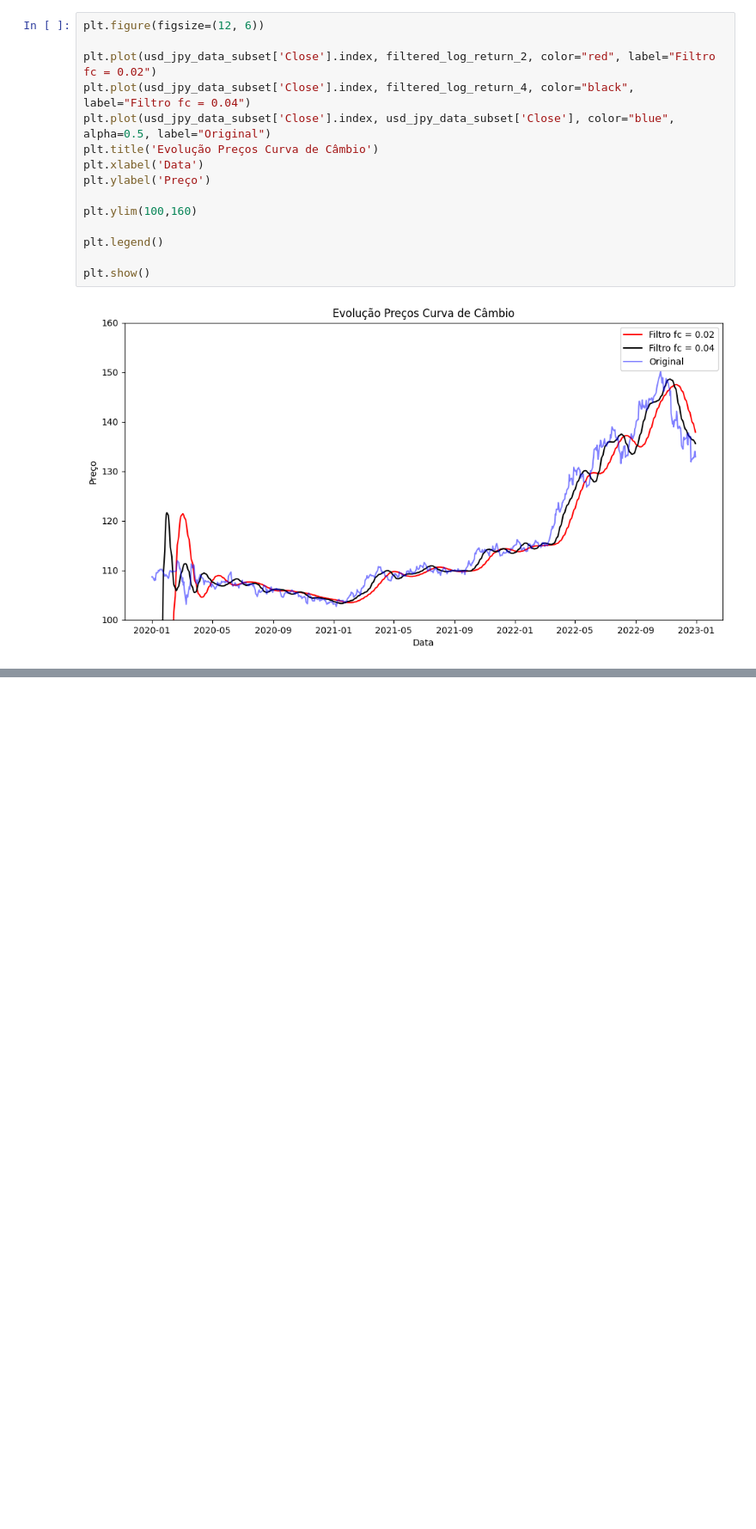
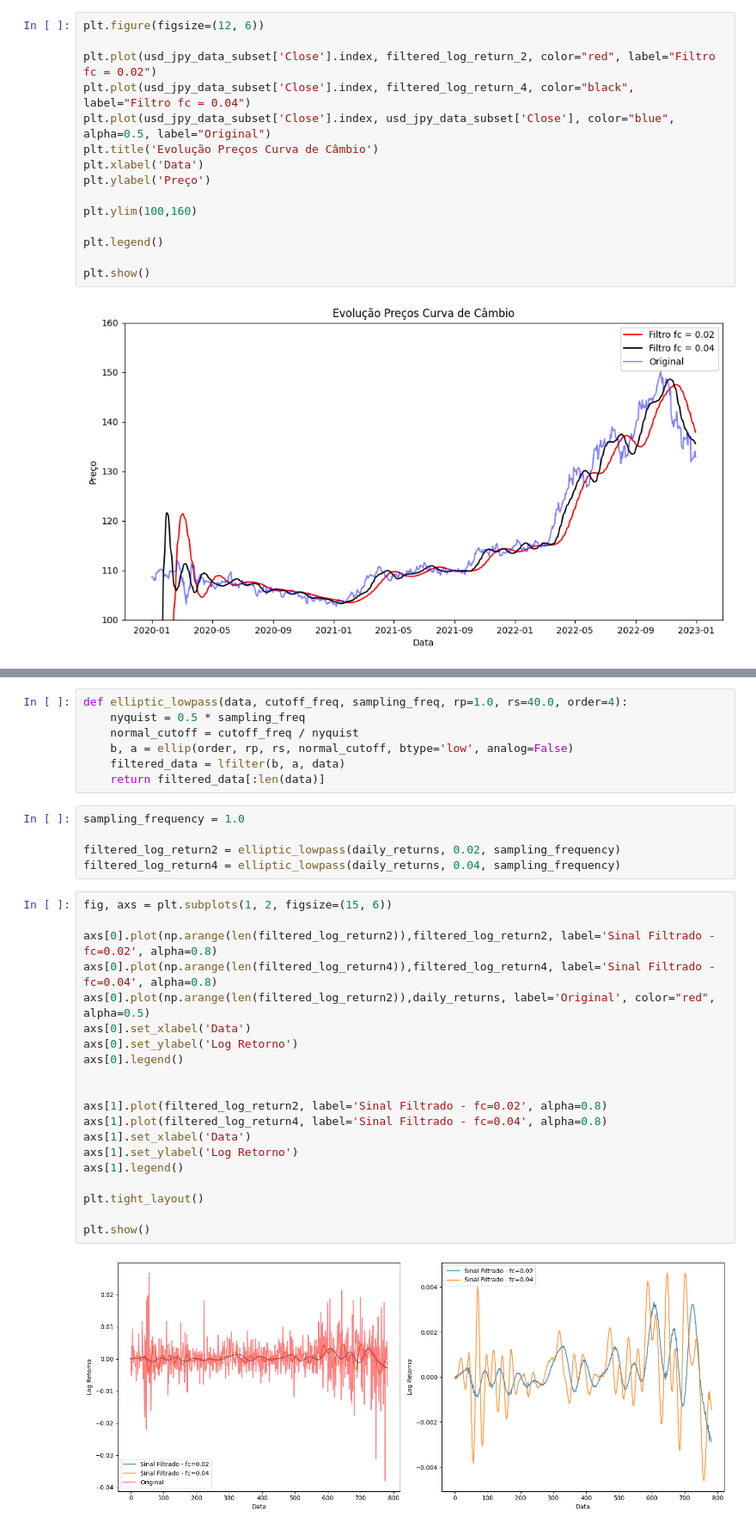
Before and after one commit to VicSanNun/Filter_in_Finance, a Jupyter notebook: main.ipynb, the cells around one changed output, grey strips where cells are left out. Shown at 86% size. Saved outputs shown, nothing was run; the diff lists cells and outputs as text; blank space fills up the shorter version.

```diff
--- a/main.ipynb
+++ b/main.ipynb
@@ -399,0 +520,34 @@ plt.show()
+# %%
+def elliptic_lowpass(data, cutoff_freq, sampling_freq, rp=1.0, rs=40.0, order=4):
+    nyquist = 0.5 * sampling_freq
+    normal_cutoff = cutoff_freq / nyquist
+    b, a = ellip(order, rp, rs, normal_cutoff, btype='low', analog=False)
+    filtered_data = lfilter(b, a, data)
+    return filtered_data[:len(data)]
+# %%
+sampling_frequency = 1.0
+
+filtered_log_return2 = elliptic_lowpass(daily_returns, 0.02, sampling_frequency)
+filtered_log_return4 = elliptic_lowpass(daily_returns, 0.04, sampling_frequency)
+# %%
+fig, axs = plt.subplots(1, 2, figsize=(15, 6))
+
+axs[0].plot(np.arange(len(filtered_log_return2)),filtered_log_return2, label='Sinal Filtrado - fc=0.02', alpha=0.8)
+axs[0].plot(np.arange(len(filtered_log_return4)),filtered_log_return4, label='Sinal Filtrado - fc=0.04', alpha=0.8)
+axs[0].plot(np.arange(len(filtered_log_return2)),daily_returns, label='Original', color="red", alpha=0.5)
+axs[0].set_xlabel('Data')
+axs[0].set_ylabel('Log Retorno')
+axs[0].legend()
+
+
+axs[1].plot(filtered_log_return2, label='Sinal Filtrado - fc=0.02', alpha=0.8)
+axs[1].plot(filtered_log_return4, label='Sinal Filtrado - fc=0.04', alpha=0.8)
+axs[1].set_xlabel('Data')
+axs[1].set_ylabel('Log Retorno')
+axs[1].legend()
+
+plt.tight_layout()
+
+plt.show()
+# %% [output]
+[figure, added]
```
Also changed, not shown: parts of 32 cells of this notebook.
